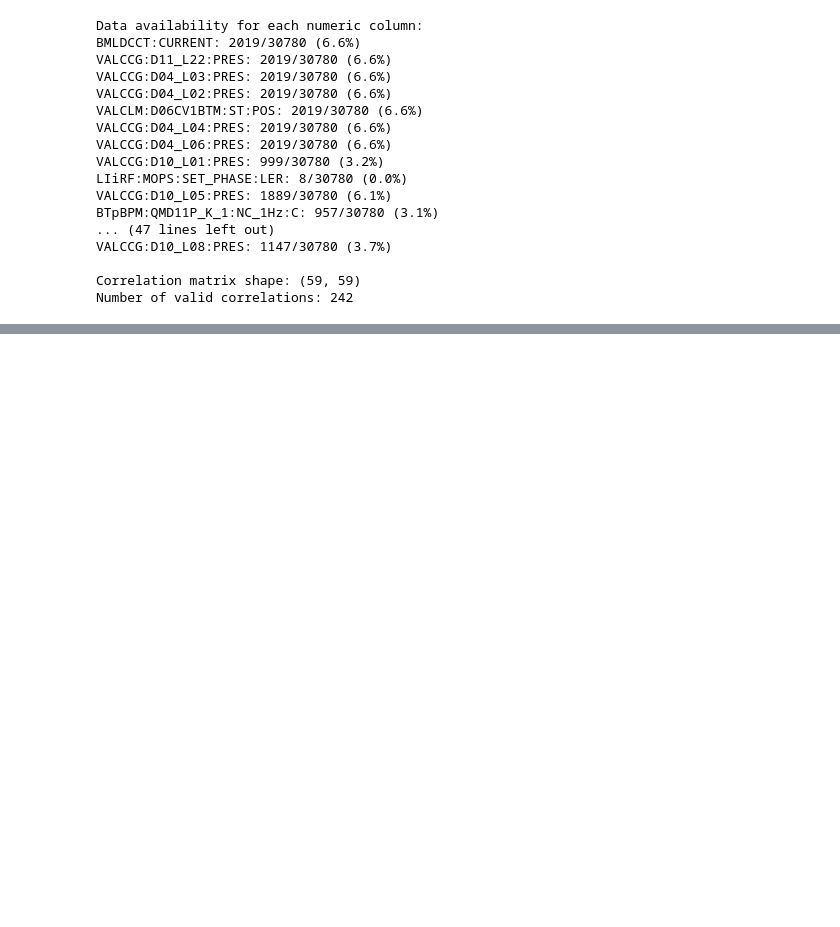
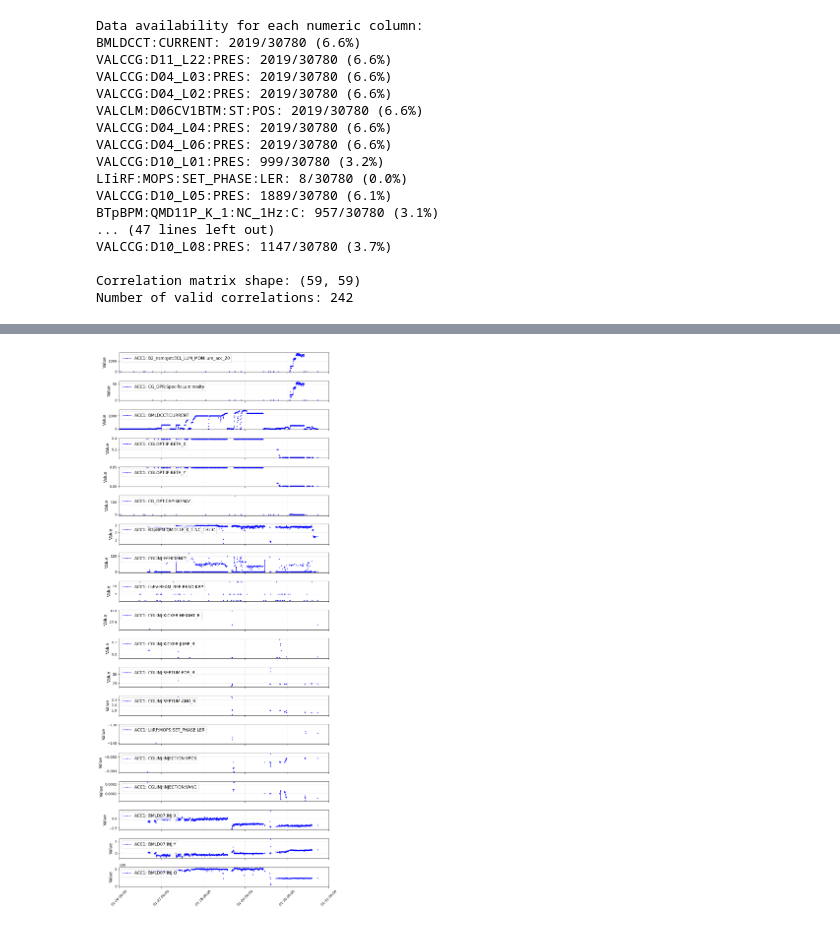
Before and after one commit to xylulu/SBL_code, a Jupyter notebook: multi_plot.ipynb, the cells around one changed output, grey strips where cells are left out. Cells and saved outputs as stored; diff of their text form; code cells hidden in the pictures; blank space fills up the shorter version.

```diff
--- a/multi_plot.ipynb
+++ b/multi_plot.ipynb
@@ -400,0 +315,88 @@ Creating individual plots for each column...
+# %%
+# Create separate figures for each data source with subplots
+import matplotlib.pyplot as plt
+import matplotlib.dates as mdates
+
+# Figure for ACC1
+fig1, axes1 = plt.subplots(len(acc1_numeric_cols), 1, figsize=(10, 1.2*len(acc1_numeric_cols)), sharex=True)
+if len(acc1_numeric_cols) == 1:
+    axes1 = [axes1]
+for i, col in enumerate(acc1_numeric_cols):
+    axes1[i].plot(acc_df1['Timestamp'], acc_df1[col], marker='o', markersize=2, alpha=0.7, linestyle='-', color='blue', label=f'ACC1: {col}')
+    axes1[i].set_ylabel('Value', fontsize=12)
+    axes1[i].legend(loc='upper left', fontsize=12)
+    axes1[i].grid(True, alpha=0.3)
+    if i < len(acc1_numeric_cols) - 1:
+        axes1[i].set_xlabel('')
+axes1[-1].xaxis.set_major_formatter(mdates.DateFormatter('%m-%d %H:%M'))
+for ax in axes1:
+    ax.set_xlim(pd.Timestamp(START_DATE), pd.Timestamp(END_DATE) + pd.Timedelta(days=1))
+plt.xticks(rotation=45, fontsize=10)
+plt.subplots_adjust(hspace=0.05)
+plt.tight_layout()
+plt.savefig('acc1_plots.png', dpi=300, bbox_inches='tight')
+plt.show()
+
+# Figure for ACC2
+fig2, axes2 = plt.subplots(len(acc2_numeric_cols), 1, figsize=(10, 1.2*len(acc2_numeric_cols)), sharex=True)
+if len(acc2_numeric_cols) == 1:
+    axes2 = [axes2]
+for i, col in enumerate(acc2_numeric_cols):
+    axes2[i].plot(acc_df2['Timestamp'], acc_df2[col], marker='v', markersize=2, alpha=0.7, linestyle='-', color='green', label=f'ACC2: {col}')
+    axes2[i].set_ylabel('Value', fontsize=12)
+    axes2[i].legend(loc='upper left', fontsize=12)
+    axes2[i].grid(True, alpha=0.3)
+    if i < len(acc2_numeric_cols) - 1:
+        axes2[i].set_xlabel('')
+axes2[-1].xaxis.set_major_formatter(mdates.DateFormatter('%m-%d %H:%M'))
+for ax in axes2:
+    ax.set_xlim(pd.Timestamp(START_DATE), pd.Timestamp(END_DATE) + pd.Timedelta(days=1))
+plt.xticks(rotation=45, fontsize=12)
+plt.subplots_adjust(hspace=0.05)
+plt.tight_layout()
+plt.savefig('acc2_plots.png', dpi=300, bbox_inches='tight')
+plt.show()
+
+# Figure for Belle2
+fig3, axes3 = plt.subplots(len(belle2_numeric_cols), 1, figsize=(10, 1.2*len(belle2_numeric_cols)), sharex=True)
+if len(belle2_numeric_cols) == 1:
+    axes3 = [axes3]
+for i, col in enumerate(belle2_numeric_cols):
+    axes3[i].plot(belle2_df['Timestamp'], belle2_df[col], marker='s', markersize=2, alpha=0.7, linestyle='-', color='red', label=f'Belle2: {col}')
+    axes3[i].set_ylabel('Value', fontsize=12)
+    axes3[i].legend(loc='upper left', fontsize=12)
+    axes3[i].grid(True, alpha=0.3)
+    if i < len(belle2_numeric_cols) - 1:
+        axes3[i].set_xlabel('')
+axes3[-1].xaxis.set_major_formatter(mdates.DateFormatter('%m-%d %H:%M'))
+for ax in axes3:
+    ax.set_xlim(pd.Timestamp(START_DATE), pd.Timestamp(END_DATE) + pd.Timedelta(days=1))
+plt.xticks(rotation=45, fontsize=12)
+plt.subplots_adjust(hspace=0.05)
+plt.tight_layout()
+plt.savefig('belle2_plots.png', dpi=300, bbox_inches='tight')
+plt.show()
+
+# Figure for Vacuum
+fig4, axes4 = plt.subplots(len(vacuum_numeric_cols), 1, figsize=(10, 1.2*len(vacuum_numeric_cols)), sharex=True)
+if len(vacuum_numeric_cols) == 1:
+    axes4 = [axes4]
+for i, col in enumerate(vacuum_numeric_cols):
+    axes4[i].plot(vacuum_df['Timestamp'], vacuum_df[col], marker='^', markersize=2, alpha=0.7, linestyle='-', color='purple', label=f'Vacuum: {col}')
+    axes4[i].set_ylabel('Value', fontsize=12)
+    axes4[i].legend(loc='upper left', fontsize=12)
+    axes4[i].grid(True, alpha=0.3)
+    if i < len(vacuum_numeric_cols) - 1:
+        axes4[i].set_xlabel('')
+axes4[-1].xaxis.set_major_formatter(mdates.DateFormatter('%m-%d %H:%M'))
+for ax in axes4:
+    ax.set_xlim(pd.Timestamp(START_DATE), pd.Timestamp(END_DATE) + pd.Timedelta(days=1))
+plt.xticks(rotation=45, fontsize=12)
+plt.subplots_adjust(hspace=0.05)
+plt.tight_layout()
+plt.savefig('vacuum_plots.png', dpi=300, bbox_inches='tight')
+plt.show()
+
+print("Saved 4 separate figures: acc1_plots.png, acc2_plots.png, belle2_plots.png, vacuum_plots.png")
+# %% [output]
+[figure, added]
```
Also changed, not shown: parts of 5 cells of this notebook, 2 other files.
